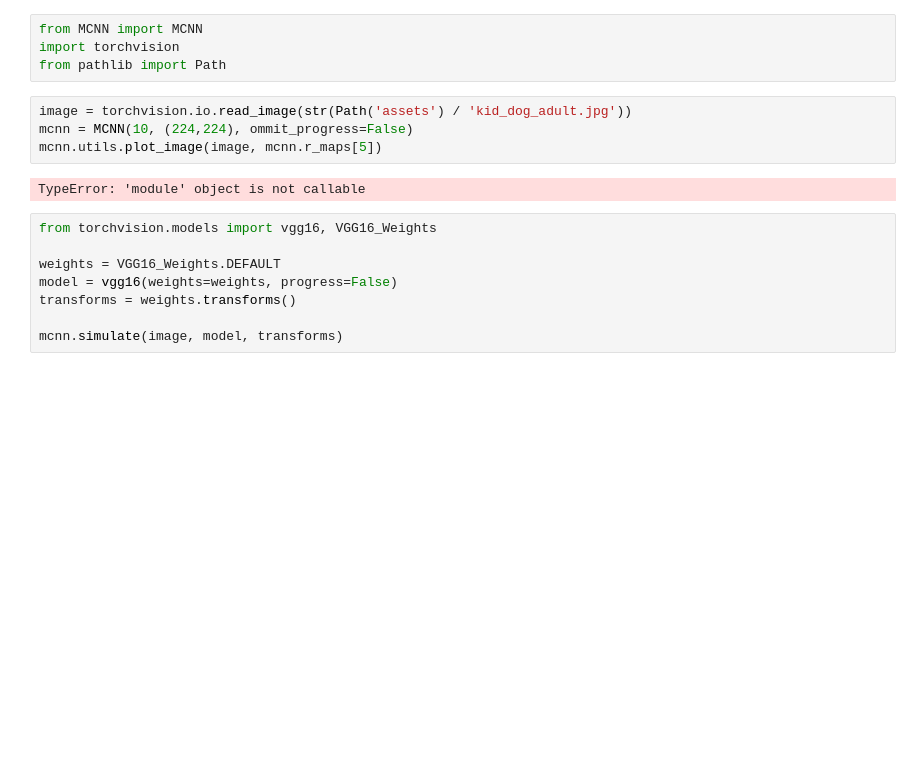
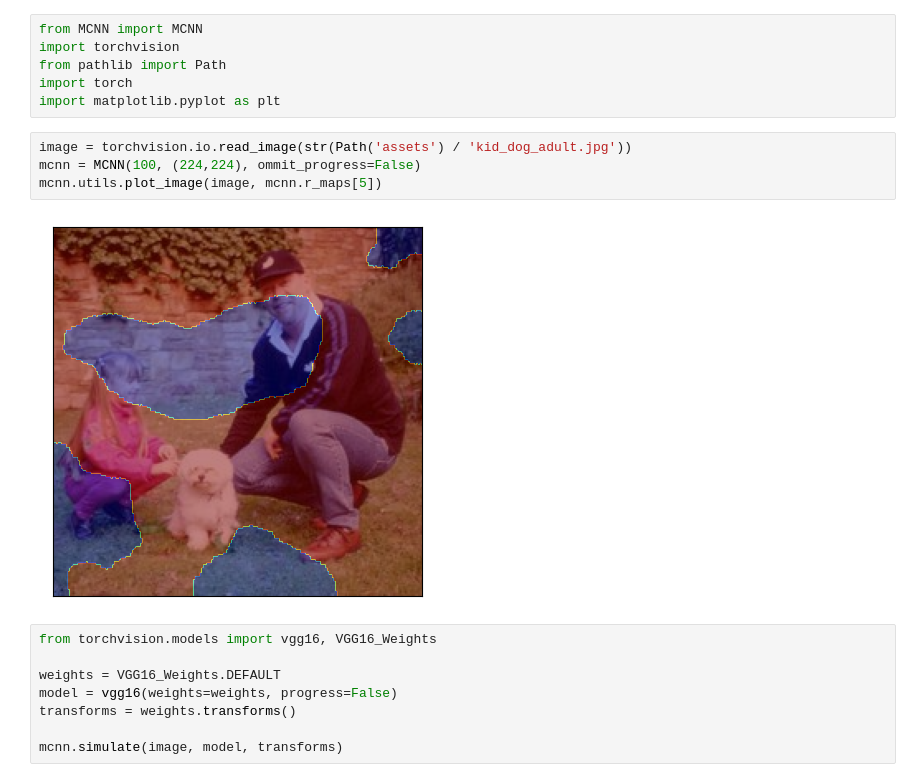
Before and after one commit to ma-ath/mcnna, a Jupyter notebook: experiment-2.ipynb, the cells around one changed output. Saved outputs shown, nothing was run; the diff lists cells and outputs as text; blank space fills up the shorter version.

Commit message:
progresso

```diff
--- a/experiment-2.ipynb
+++ b/experiment-2.ipynb
@@ -2,12 +2,14 @@
 from MCNN import MCNN
 import torchvision
 from pathlib import Path
+import torch
+import matplotlib.pyplot as plt
 # %%
 image = torchvision.io.read_image(str(Path('assets') / 'kid_dog_adult.jpg'))
-mcnn = MCNN(10, (224,224), ommit_progress=False)
+mcnn = MCNN(100, (224,224), ommit_progress=False)
 mcnn.utils.plot_image(image, mcnn.r_maps[5])
 # %% [output]
-TypeError: 'module' object is not callable
+[figure, added]
 # %%
 from torchvision.models import vgg16, VGG16_Weights
 
```
Also changed, not shown: parts of 4 cells of this notebook, 1 other file.
